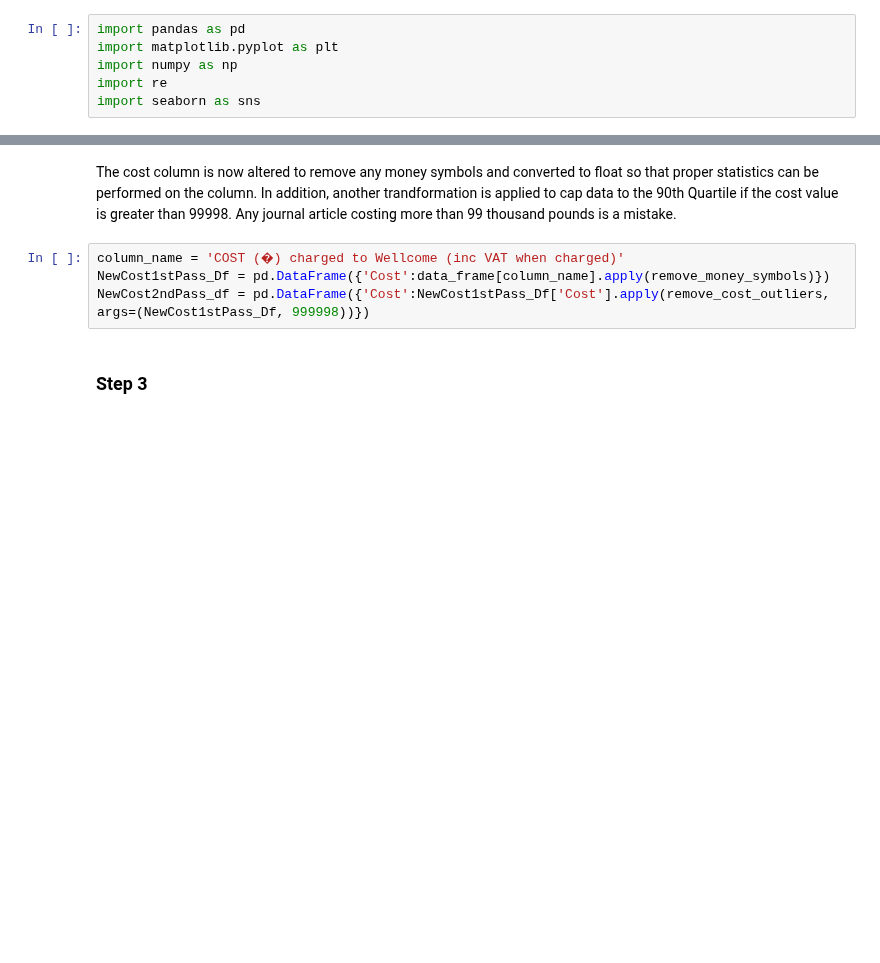
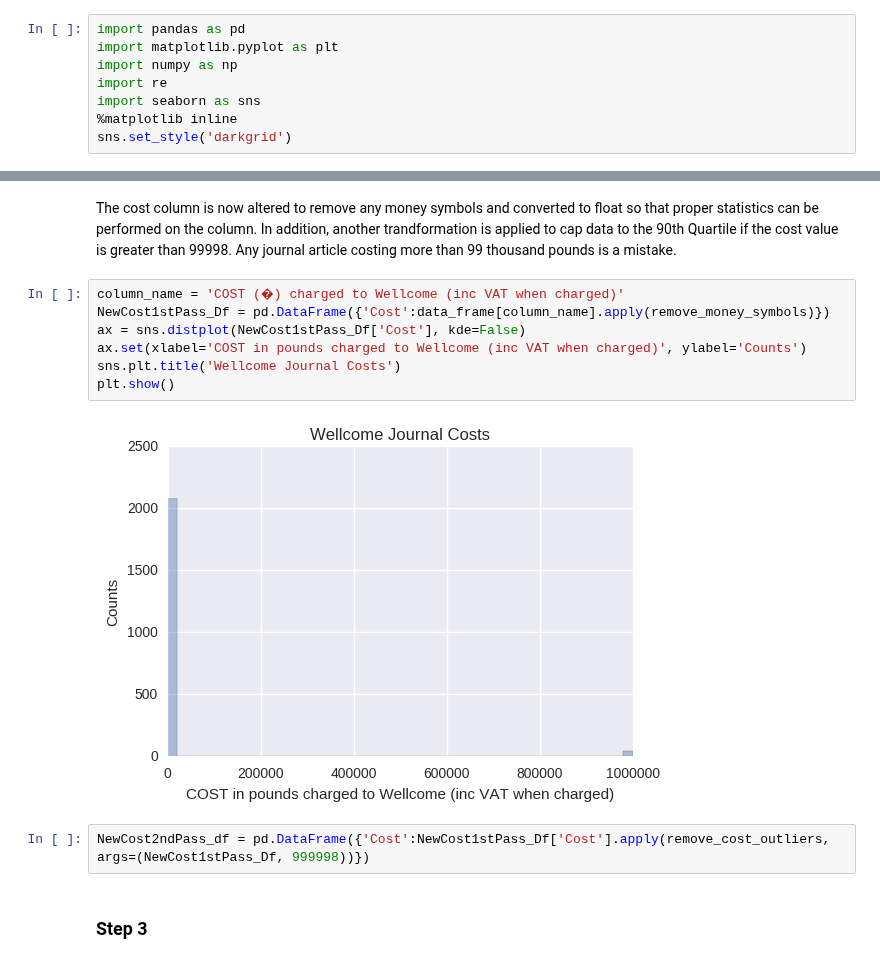
Before and after one commit to 315iah515/Thinkful-Notebooks, a Jupyter notebook: Bootcamp/ChallengeDataCleaning_and_Validation.ipynb, the cells around one changed output, grey strips where cells are left out. Saved outputs shown, nothing was run; the diff lists cells and outputs as text; blank space fills up the shorter version.

Commit message:
Added histogram to better represent outliers for cost of journals and to arrive at cost threshold.

```diff
--- a/Bootcamp/ChallengeDataCleaning_and_Validation.ipynb
+++ b/Bootcamp/ChallengeDataCleaning_and_Validation.ipynb
@@ -16,6 +16,8 @@ import matplotlib.pyplot as plt
 import numpy as np
 import re
 import seaborn as sns
+%matplotlib inline
+sns.set_style('darkgrid')
 # %% [markdown]
 Below is the Python code that performs all of the heavy lefting to clean and Impute the Wellcome trust journal data.
 # %%
@@ -268,9 +270,16 @@ column ID has 0 empty rows
 ### Step 2
 # %% [markdown]
 The cost column is now altered to remove any money symbols and converted to float so that proper statistics can be performed on the column. In addition, another trandformation is applied to cap data to the 90th Quartile if the cost value is greater than 99998. Any journal article costing more than 99 thousand pounds is a mistake.
+# %%
+column_name = 'COST (�) charged to Wellcome (inc VAT when charged)'
+NewCost1stPass_Df = pd.DataFrame({'Cost':data_frame[column_name].apply(remove_money_symbols)})
+ax = sns.distplot(NewCost1stPass_Df['Cost'], kde=False)
+ax.set(xlabel='COST in pounds charged to Wellcome (inc VAT when charged)', ylabel='Counts')
+sns.plt.title('Wellcome Journal Costs')
+plt.show()
+# %% [output]
+[figure, added]
 # %%
-column_name = 'COST (�) charged to Wellcome (inc VAT when charged)'
-NewCost1stPass_Df = pd.DataFrame({'Cost':data_frame[column_name].apply(remove_money_symbols)})
 NewCost2ndPass_df = pd.DataFrame({'Cost':NewCost1stPass_Df['Cost'].apply(remove_cost_outliers, args=(NewCost1stPass_Df, 999998))})
 # %% [markdown]
 ### Step 3
```
Also changed, not shown: parts of 2 cells of this notebook.
